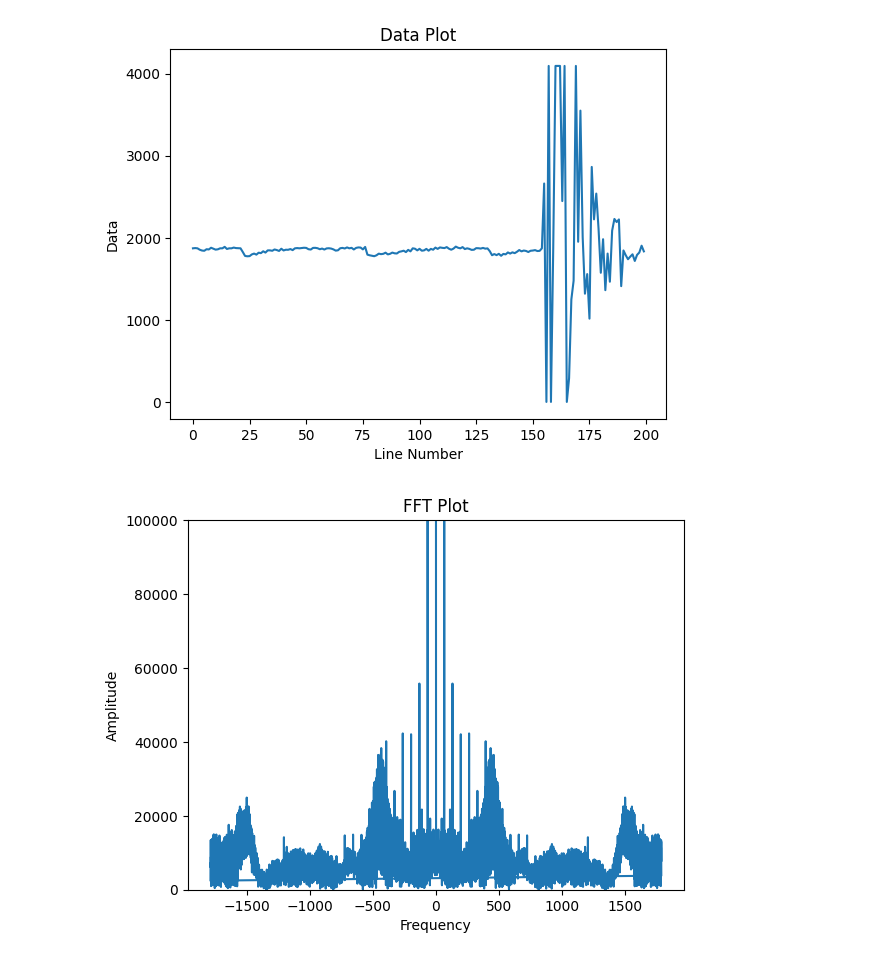
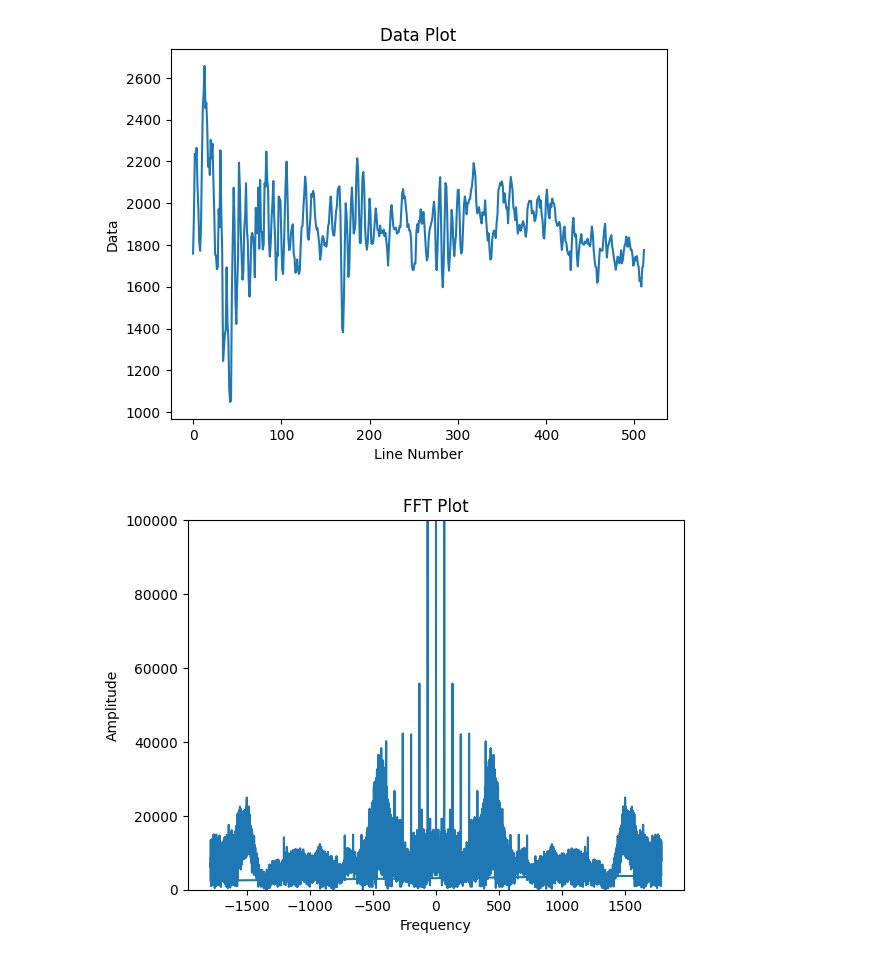
Before and after one commit to SaralTayal123/Microphone_TOA_StateEstimation, a Jupyter notebook: src/test.ipynb, the cells around one changed output. Drawn from its saved outputs; the diff is of its cells as text; code cells hidden in the pictures.

```diff
--- a/src/test.ipynb
+++ b/src/test.ipynb
@@ -1,23 +1,23 @@
 # %%
 import matplotlib.pyplot as plt
 
 # Step 1: Open the file
-with open("data.txt", "r") as file:
+with open("data_bounce.txt", "r") as file:
     # Step 2: Read the contents line by line
     lines = file.readlines()
 
 # Step 3: Convert each line to a float number
 data = [float(line.strip()) for line in lines]
 
 # Step 5: Plot the data
-plt.plot(data[1000:1200])
+plt.plot(data)
 # plt.plot(data)
 plt.xlabel("Line Number")
 plt.ylabel("Data")
 plt.title("Data Plot")
 plt.show()
 # %% [output]
-[figure, old version]
+[figure, new version]
 # %%
 import numpy as np
 
```
Also changed, not shown: 4 other files.
